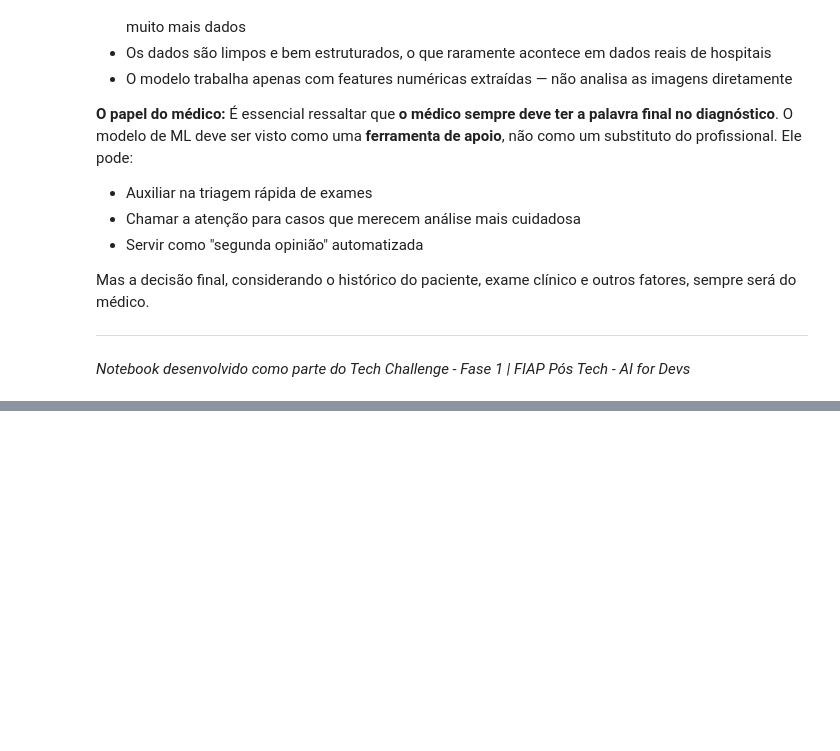
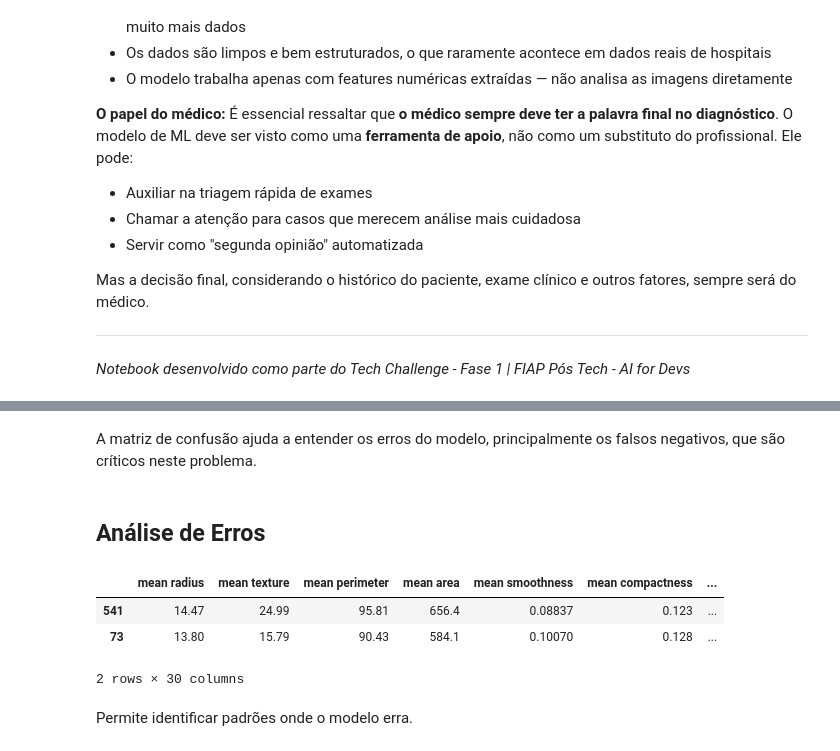
Before and after one commit to netomantonio/tech-challenge-1, a Jupyter notebook: notebooks/01_cancer_mama.ipynb, the cells around one changed output, grey strips where cells are left out. Drawn from its saved outputs; the diff is of its cells as text; code cells hidden in the pictures; blank space fills up the shorter version.

```diff
--- a/notebooks/01_cancer_mama.ipynb
+++ b/notebooks/01_cancer_mama.ipynb
@@ -812,0 +833,14 @@ Mas a decisão final, considerando o histórico do paciente, exame clínico e ou
+# %% [markdown]
+A matriz de confusão ajuda a entender os erros do modelo, principalmente os falsos negativos, que são críticos neste problema.
+# %% [markdown]
+## Análise de Erros
+# %%
+erros = X_teste[y_teste != y_pred_lr]
+erros.head()
+# %% [output]
+|  | mean radius | mean texture | mean perimeter | mean area | mean smoothness | mean compactness | ... |
+| 541 | 14.47 | 24.99 | 95.81 | 656.4 | 0.08837 | 0.123 | ... |
+| 73 | 13.80 | 15.79 | 90.43 | 584.1 | 0.10070 | 0.128 | ... |
+2 rows × 30 columns
+# %% [markdown]
+Permite identificar padrões onde o modelo erra.
```
Also changed, not shown: parts of 25 cells of this notebook, 5 other files.
